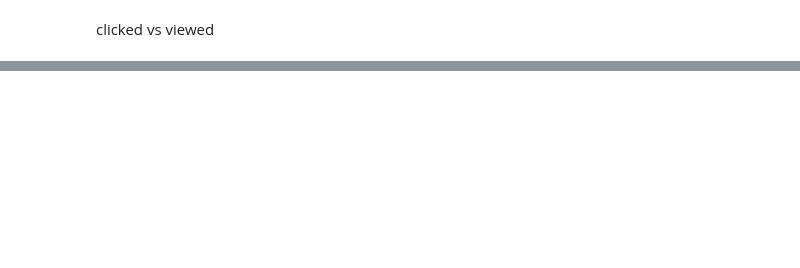
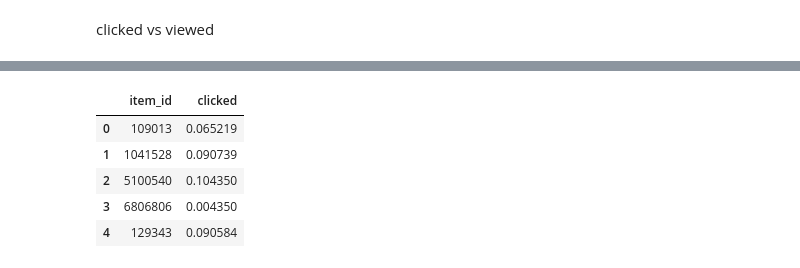
Before and after one commit to samshipengs/naps, a Jupyter notebook: notebooks/V0.ipynb, the cells around one changed output, grey strips where cells are left out. Drawn from its saved outputs; the diff is of its cells as text; code cells hidden in the pictures; blank space fills up the shorter version.

```diff
--- a/notebooks/V0.ipynb
+++ b/notebooks/V0.ipynb
@@ -155,6 +150,15 @@ click_imp = pd.concat([pd.Series([0]*len(imps), index=imps),
                        pd.Series([1]*len(ref_imp), index=ref_imp.reference.values)])
 click_imp.index.name = 'item_id'
 click_imp = pd.DataFrame(click_imp, columns=['clicked']).reset_index()
+# %%
+click_imp.head()
+# %% [output]
+|  | item_id | clicked |
+| 0 | 109013 | 0.065219 |
+| 1 | 1041528 | 0.090739 |
+| 2 | 5100540 | 0.104350 |
+| 3 | 6806806 | 0.004350 |
+| 4 | 129343 | 0.090584 |
 # %%
 mu = click_imp['clicked'].mean()
 m = 2
```
Also changed, not shown: parts of 16 cells of this notebook, 3 other files.
